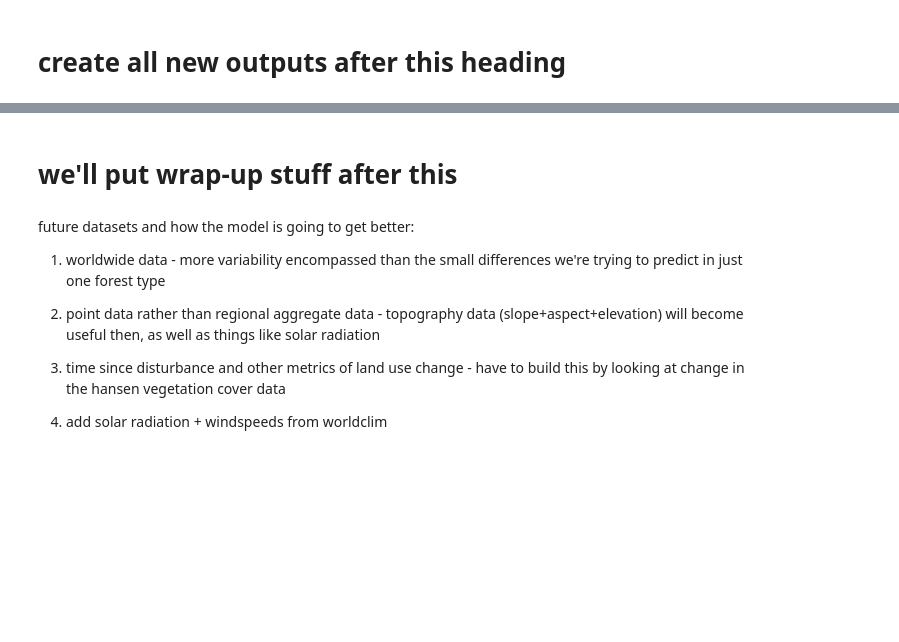
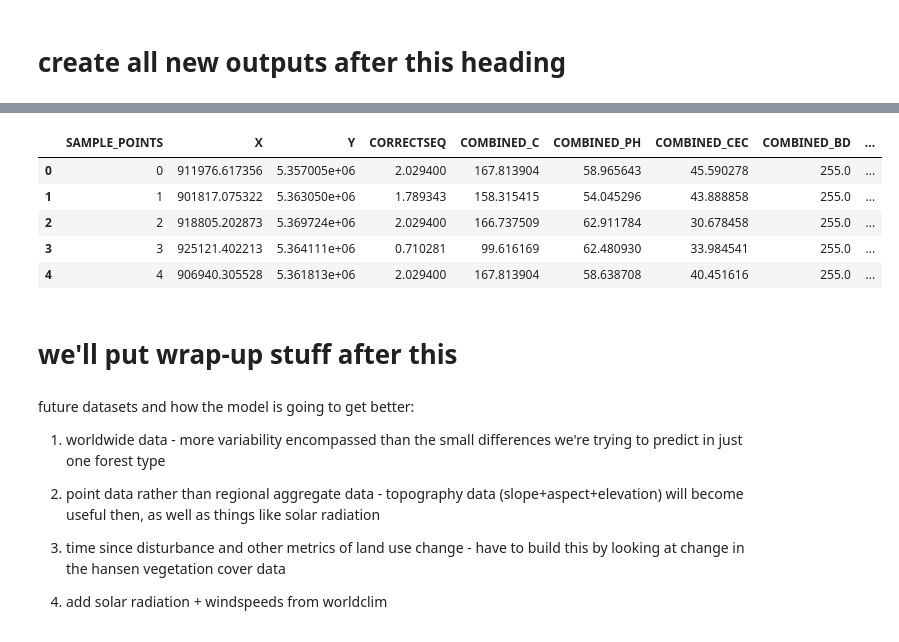
Before and after one commit to nataliamush/carbon-sequestration-fa18, a Jupyter notebook: model_building_plus_prediction_area.ipynb, the cells around one changed output, grey strips where cells are left out. Saved outputs shown, nothing was run; the diff lists cells and outputs as text; code cells hidden in the pictures; blank space fills up the shorter version.

```diff
--- a/model_building_plus_prediction_area.ipynb
+++ b/model_building_plus_prediction_area.ipynb
@@ -524,0 +688,26 @@ ExtraTreesRegressor(bootstrap=False, criterion='mse', max_depth=None,
+# %%
+#Generating Prediction interval for all data:
+err_down_all, err_up_all = pred_ints(final_model_w_soil, updated_data.loc[:,['COMBINED_C','COMBINED_PH', 'COMBINED_CEC','WC2_0_BIO_10M_01',
+       'WC2_0_BIO_10M_04', 'WC2_0_BIO_10M_06', 'WC2_0_BIO_10M_11', 'WC2_0_BIO_10M_13','WC2_0_BIO_10M_16']])
+# %%
+#Adding in errors for the non-canada data
+focus = updated_data.loc[:,['COMBINED_C','COMBINED_PH', 'COMBINED_CEC','WC2_0_BIO_10M_01',
+       'WC2_0_BIO_10M_04', 'WC2_0_BIO_10M_06', 'WC2_0_BIO_10M_11', 'WC2_0_BIO_10M_13','WC2_0_BIO_10M_16']]
+preds = pd.Series(final_model_w_soil.predict(focus))
+preds.index = updated_data.index
+updated_data['PREDSEQ'] = preds
+updated_data['MSE'] = (updated_data['PREDSEQ'] - updated_data['CORRECTSEQ']) ** 2
+min_int, max_int = pd.Series(err_down_all), pd.Series(err_up_all)
+min_int.index = updated_data.index
+max_int.index = updated_data.index
+updated_data['MIN_INT'] = min_int
+updated_data['MAX_INT'] = max_int
+updated_data['PREDINT_WIDTH'] = updated_data['MAX_INT'] - updated_data['MIN_INT']
+updated_data.head()
+# %% [output]
+|  | SAMPLE_POINTS | X | Y | CORRECTSEQ | COMBINED_C | COMBINED_PH | COMBINED_CEC | COMBINED_BD | ... |
+| 0 | 0 | 911976.617356 | 5.357005e+06 | 2.029400 | 167.813904 | 58.965643 | 45.590278 | 255.0 | ... |
+| 1 | 1 | 901817.075322 | 5.363050e+06 | 1.789343 | 158.315415 | 54.045296 | 43.888858 | 255.0 | ... |
+| 2 | 2 | 918805.202873 | 5.369724e+06 | 2.029400 | 166.737509 | 62.911784 | 30.678458 | 255.0 | ... |
+| 3 | 3 | 925121.402213 | 5.364111e+06 | 0.710281 | 99.616169 | 62.480930 | 33.984541 | 255.0 | ... |
+| 4 | 4 | 906940.305528 | 5.361813e+06 | 2.029400 | 167.813904 | 58.638708 | 40.451616 | 255.0 | ... |
```
Also changed, not shown: parts of 37 cells of this notebook, 3 other files.
